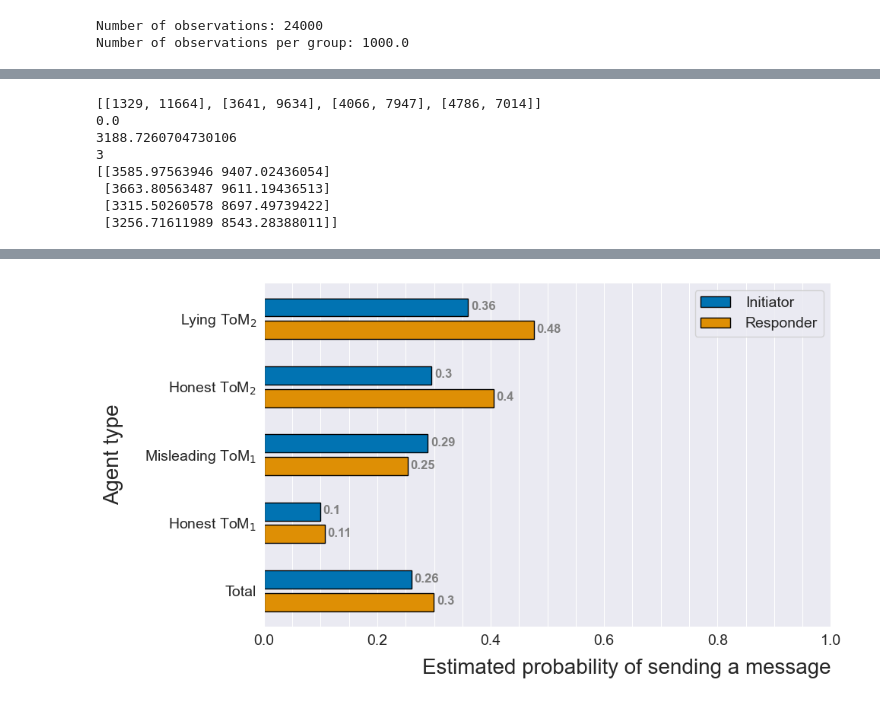
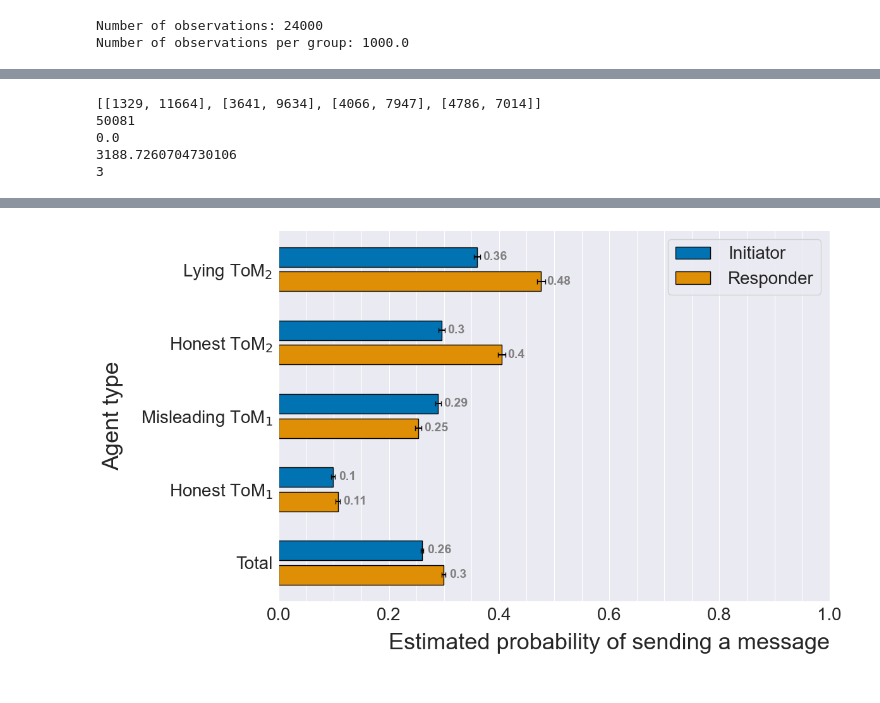
Before and after one commit to SverreBr/MasterThesis, a Jupyter notebook: py_src/expDetermineProbCompare.ipynb, the cells around one changed output, grey strips where cells are left out. Drawn from its saved outputs; the diff is of its cells as text; code cells hidden in the pictures.

```diff
--- a/py_src/expDetermineProbCompare.ipynb
+++ b/py_src/expDetermineProbCompare.ipynb
@@ -48,6 +57,4 @@ Number of observations per group: 1000.0
 # %%
-if PARETO:
-    data = data.loc[(data["init_highestValueParetoOutcome"] != -1) & (data["resp_highestValueParetoOutcome"] != -1)]
 df = copy.deepcopy(data[["init_tom", "resp_tom", "init_canLie", "resp_canLie", "init_numberOfMessagesSent",
            "resp_numberOfMessagesSent", "init_numberOfTimesLied", "resp_numberOfTimesLied", "nr_offers"]])
 # %%
@@ -119,20 +94,18 @@ df_results
 # %%
 BIN_WIDTH = 0.4
-TICK_SIZE = 14
-VALUE_SIZE = 12
-LABEL_SIZE = 20
-figure_size = (10,5)
 
 def make_plot(data):
-    fig, ax = plt.subplots(figsize = figure_size)
+    fig, ax = plt.subplots(figsize = FIG_SIZE)
 
     names = data.index
+    xerrs = [np.sqrt((p * (1 - p)) / n) for p, n in df_results[["percentage_send_messages", "nr_offers"]].values]
+    print(xerrs)
 
-    ax.barh(names, data["percentage_send_messages"], edgecolor="black", color=INIT_COL)
+    ax.barh(names, data["percentage_send_messages"], edgecolor="black", color=INIT_COL, xerr=xerrs, capsize=3)
 
     # Add annotation to bars
     for i in ax.patches:
-        plt.text(i.get_width()+0.005, i.get_y()+0.45,
+        plt.text(i.get_width()+0.01, i.get_y()+0.45,
                 str(round((i.get_width()), 2)),
                 fontsize = VALUE_SIZE, fontweight ='bold',
                 color ='grey')
@@ -158,11 +131,7 @@ def make_plot(data):
     ax.set_xlabel("Proportion of offers accompanied by message", fontsize=LABEL_SIZE, loc="right", labelpad=10)
 
     fig.tight_layout()
-    # plt.minorticks_on()
 
 make_plot(df_results)
-if PARETO:
-    plt.savefig(figure_path + "barplot_pareto.pdf")
-else:
-    plt.savefig(figure_path + "barplot.pdf")
+plt.savefig(figure_path + "barplot.pdf")
 # %% [output]
@@ -185,21 +144,18 @@ contingency_table.append(list(df_results.loc["one_canLie"].loc[["nr_of_messages"
 contingency_table.append(list(df_results.loc["two_cannotLie"].loc[["nr_of_messages", "nr_offers_without_message"]]))
 contingency_table.append(list(df_results.loc["two_canLie"].loc[["nr_of_messages", "nr_offers_without_message"]]))
 print(contingency_table)
+print(np.sum(contingency_table))
 
 stat, p, dof, expected = stats.chi2_contingency(contingency_table)
 print(p)
 print(stat)
 print(dof)
-print(expected)
 # %% [output]
 [[1329, 11664], [3641, 9634], [4066, 7947], [4786, 7014]]
+50081
 0.0
 3188.7260704730106
 3
-[[3585.97563946 9407.02436054]
- [3663.80563487 9611.19436513]
- [3315.50260578 8697.49739422]
- [3256.71611989 8543.28388011]]
 # %%
 df_results_sep = pd.DataFrame(columns=["name", "count", "nr_offers", "nr_of_messages", "nr_of_times_lied"])
 df_results_sep.loc[0] = ["init_two_canLie", 0, 0, 0, 0]
@@ -278,24 +204,22 @@ df_results_sep
 | total_resp | total_resp | 20000 | 20355 | 6094 | 2678 | 0.299386 |
 # %%
 BIN_WIDTH = 0.4
-TICK_SIZE = 14
-VALUE_SIZE = 12
-LABEL_SIZE = 20
-fig_size=(10,5.5)
 
 def make_plot(data):
-    fig, ax = plt.subplots(figsize = fig_size)
+    fig, ax = plt.subplots(figsize = FIG_SIZE)
 
     pos = [0, 1, 3, 4, 6, 7, 9, 10, 12, 13]
     names = data.index
 
     for idx, name in enumerate(names):
         color = INIT_COL if (name.find("init") >= 0) else RESP_COL
-        ax.barh(pos[idx], data["percentage_send_messages"].loc[name], color=color, edgecolor="black")
+        p = data["percentage_send_messages"].loc[name]
+        xerr = np.sqrt((p * (1 - p)) / data["nr_offers"].loc[name])
+        ax.barh(pos[idx], p, color=color, edgecolor="black", xerr=xerr, capsize=3)
 
     # Add annotation to bars
     for i in ax.patches:
-        plt.text(i.get_width()+0.005, i.get_y()+0.52,
+        plt.text(i.get_width()+0.01, i.get_y()+0.52,
                 str(round((i.get_width()), 2)),
                 fontsize = VALUE_SIZE, fontweight ='bold',
                 color ='grey')
@@ -306,35 +230,32 @@ def make_plot(data):
     ax.xaxis.grid(True, which="both")
 
     y_ticks = []
     for i in range(0, len(pos),2):
         y_ticks.append((pos[i] + pos[i+1]) / 2)
     y_labels = [r"Lying ToM$_2$",
                 r"Honest ToM$_2$",
                 r"Misleading ToM$_1$",
                 r"Honest ToM$_1$",
                 "Total"]
 
     ax.set_yticks(y_ticks)
     ax.set_yticklabels(y_labels)
     ax.tick_params(axis='both', labelsize=TICK_SIZE)
 
     ax.invert_yaxis()
     ax.legend((mpatches.Patch(facecolor=INIT_COL, edgecolor='black', label="Initiator"),
             mpatches.Patch(facecolor=RESP_COL, edgecolor='black', label="Responder")),
               ("Initiator" , "Responder"), fontsize=TICK_SIZE, ncol=1, fancybox=True, loc="upper right",
               handletextpad=1)
 
     ax.set_ylabel("Agent type", fontsize=LABEL_SIZE, labelpad=20)
     ax.set_xlabel("Estimated probability of sending a message", fontsize=LABEL_SIZE, loc="right", labelpad=10)
 
     fig.tight_layout()
     plt.minorticks_on()
 
 
 make_plot(df_results_sep)
-if PARETO:
-    plt.savefig(figure_path + "barplot_separate_pareto.pdf")
-else:
-    plt.savefig(figure_path + "barplot_separate.pdf")
+plt.savefig(figure_path + "barplot_separate.pdf")
 # %% [output]
-[figure, old version]
+[figure, new version]
```
Also changed, not shown: parts of 8 cells of this notebook, 1 other file.
